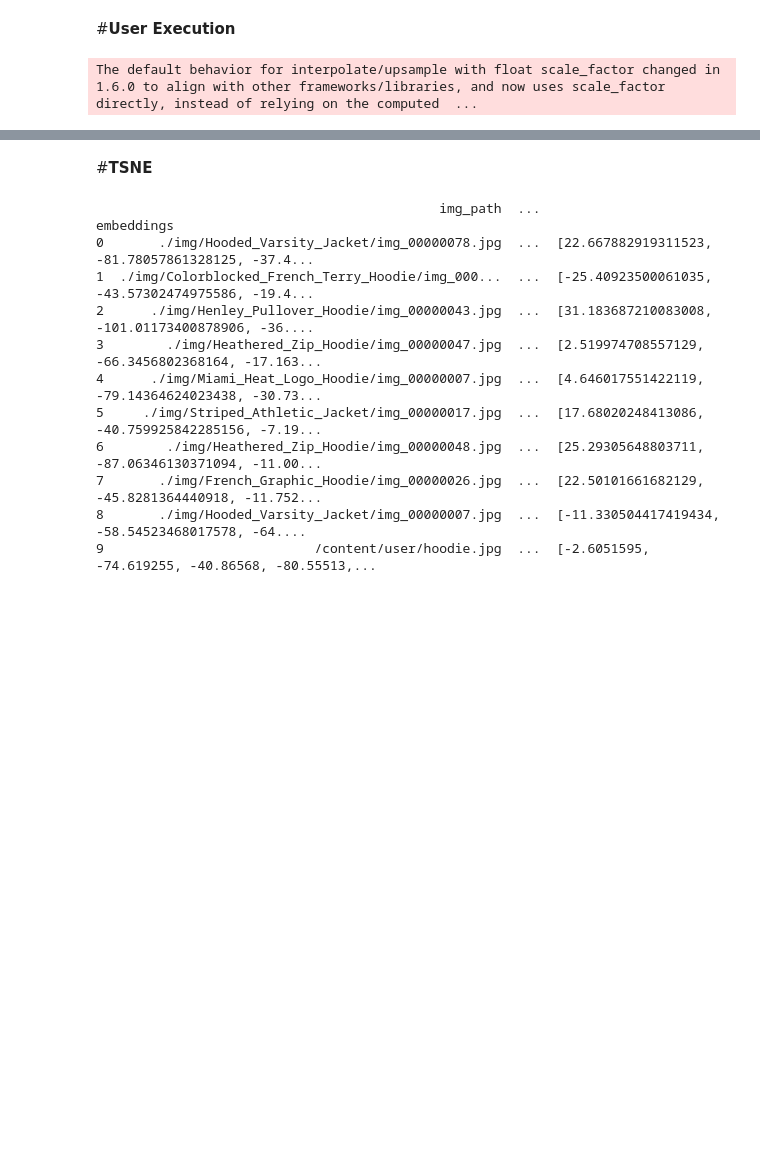
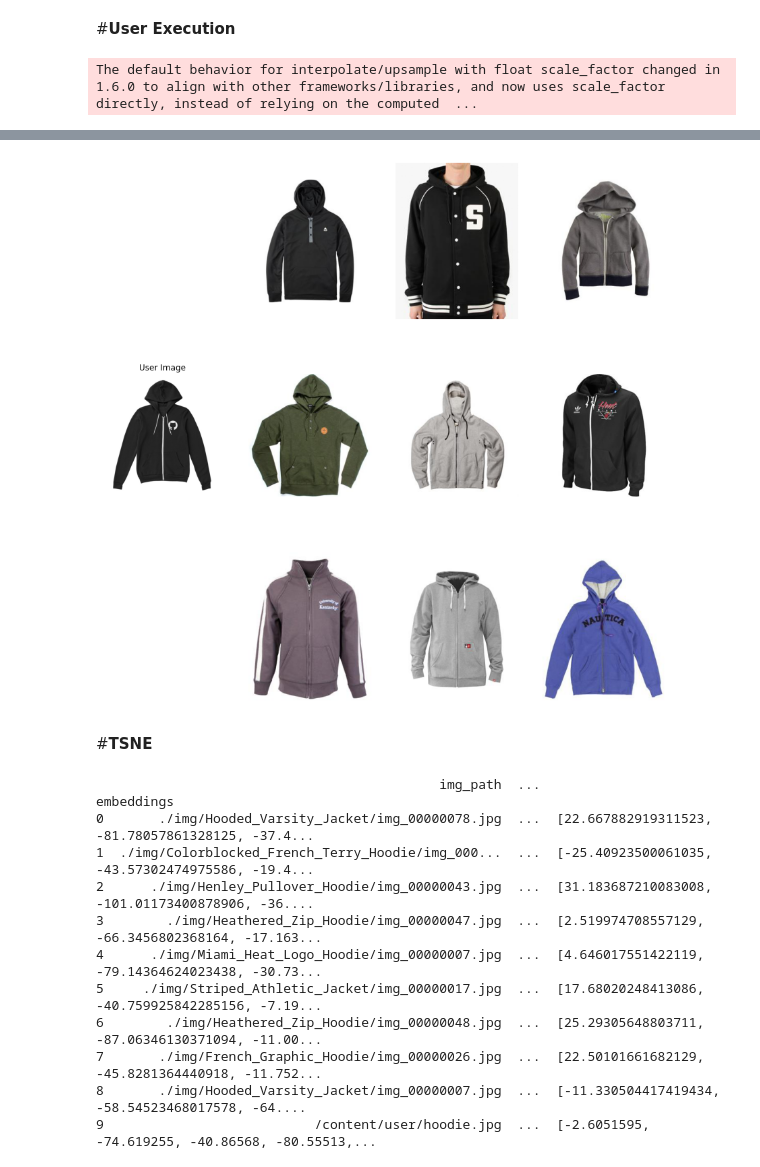
Before and after one commit to VJared/ECE-4554-5554-group12, a Jupyter notebook: visual_recommender.ipynb, the cells around one changed output, grey strips where cells are left out. Cells and saved outputs as stored; diff of their text form; code cells hidden in the pictures; blank space fills up the shorter version.

Commit message:
updated image display

```diff
--- a/visual_recommender.ipynb
+++ b/visual_recommender.ipynb
@@ -165,7 +165,7 @@ def get_similar_images_annoy(vec):
   similar_img_ids = query_tree.get_nns_by_vector(vec, 9)
   return rec_df.iloc[similar_img_ids]
 
-def show_similar_images(similar_images_df):
+def show_similar_images(similar_images_df, axs):
     images = [open_image(img_id) for img_id in similar_images_df['img_path']]
-    for img in images:
-      img.show()
+    for i, img in enumerate(images):
+      img.show(ax=axs[i//3, (i%3)+1], figsize=(15, 15))
@@ -187,3 +172,12 @@ show_similar_images(similar_images_df)
+# %%
+_, axs = plt.subplots(3, 4, figsize=(15, 15))
+user_img.show(ax=axs[1, 0], title='User Image')
+similar_images_df = get_similar_images_annoy(user_features.features[0])
+axs[0,0].axis('off')
+axs[2, 0].axis('off')
+show_similar_images(similar_images_df, axs)
+# %% [output]
+[figure, added]
 # %% [markdown]
 #**TSNE**
 # %%
```
Also changed, not shown: parts of 1 cell of this notebook.
